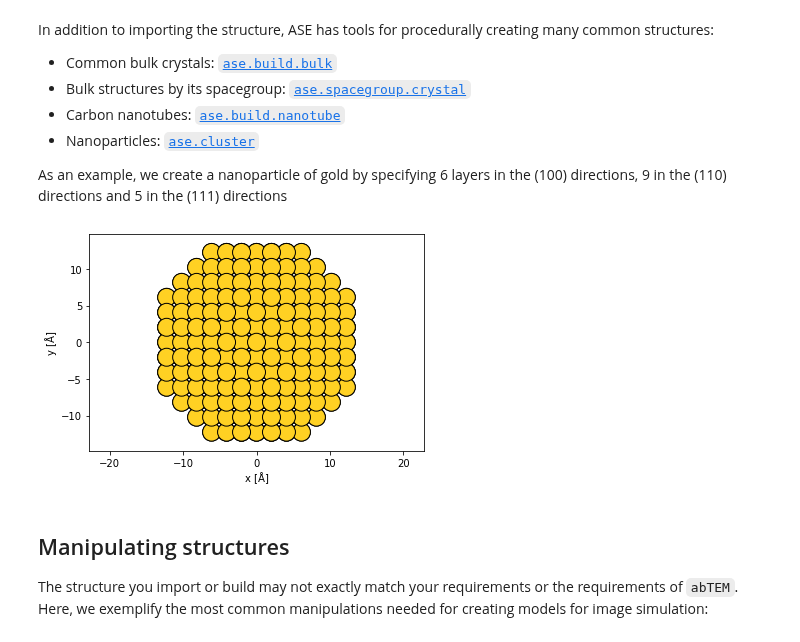
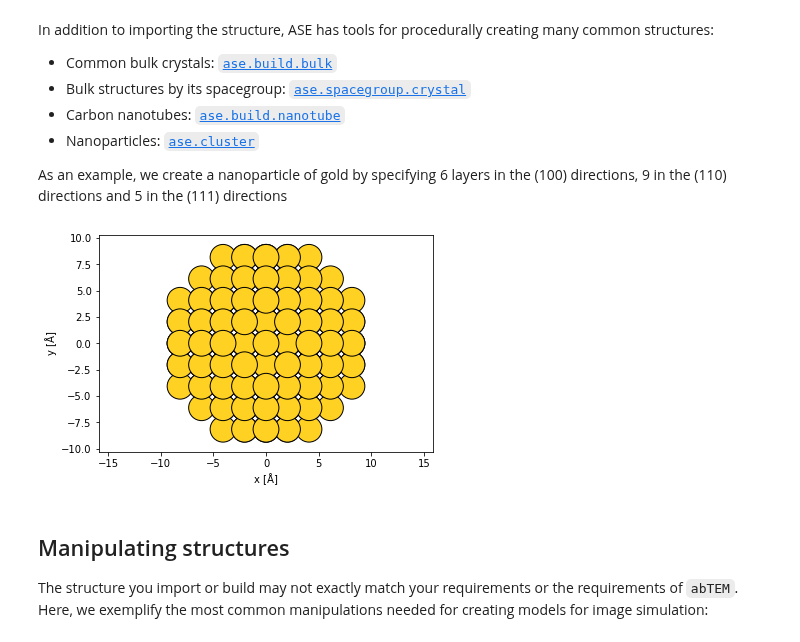
Before and after one commit to abTEM/abTEM, a Jupyter notebook: docs/user_guide/walkthrough/atomic_models.ipynb, the cells around one changed output. Cells and saved outputs as stored; diff of their text form; code cells hidden in the pictures.

```diff
--- a/docs/user_guide/walkthrough/atomic_models.ipynb
+++ b/docs/user_guide/walkthrough/atomic_models.ipynb
@@ -96,15 +96,15 @@ As an example, we create a nanoparticle of gold by specifying 6 layers in the (1
 # %%
 from ase.cluster import FaceCenteredCubic
 
 surfaces = [(1, 0, 0), (1, 1, 0), (1, 1, 1)]
-layers = [6, 9, 5]
+layers = [4, 6, 3]
 latticeconstant = 4.08
 
 nanoparticle = FaceCenteredCubic('Au', surfaces, layers, latticeconstant=latticeconstant)
 
 abtem.show_atoms(nanoparticle, scale=.9);
 # %% [output]
-[figure, old version]
+[figure, new version]
 # %% [markdown]
 ## Manipulating structures
 
```
Also changed, not shown: parts of 9 cells of this notebook, 20 other files.
